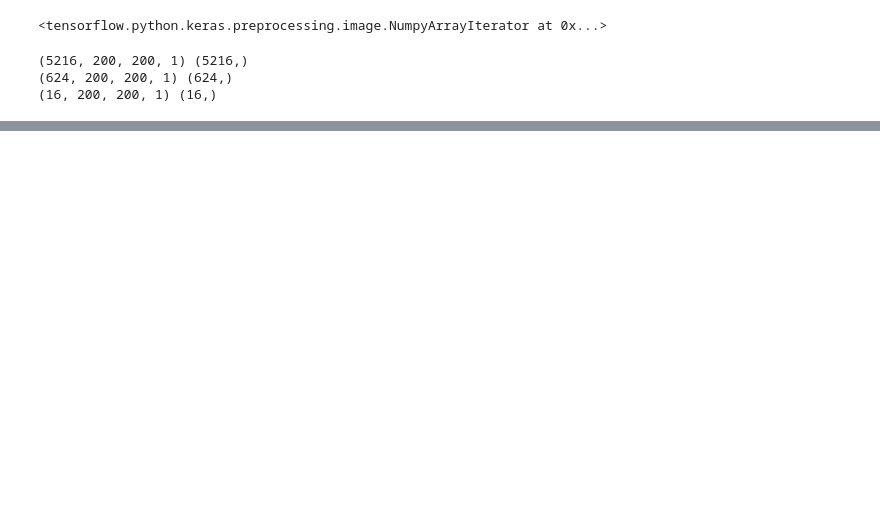
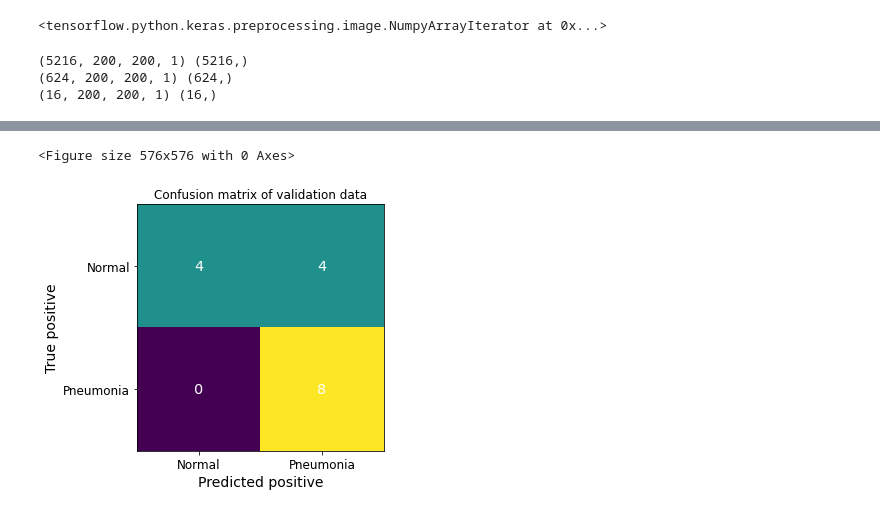
Before and after one commit to JiteshSindhare/pneumonia-detection-using-cnn-on-images, a Jupyter notebook: pneumonia.ipynb, the cells around one changed output, grey strips where cells are left out. Saved outputs shown, nothing was run; the diff lists cells and outputs as text; code cells hidden in the pictures; blank space fills up the shorter version.

Commit message:
some modifications in model and confusion matrix graph

```diff
--- a/pneumonia.ipynb
+++ b/pneumonia.ipynb
@@ -327,17 +335,20 @@ model = keras.models.Sequential([
     keras.layers.MaxPooling2D(pool_size=2),
     keras.layers.Flatten(),
     keras.layers.Dense(units=128, activation='relu'),
-    keras.layers.Dropout(0.8),
+    keras.layers.Dropout(0.3),
     keras.layers.Dense(units=64, activation='relu'),
-    keras.layers.Dropout(0.8),
-    keras.layers.Dense(units=2, activation='sigmoid'),
+    keras.layers.Dropout(0.3),
+    keras.layers.Dense(units=2, activation='softmax'),
 ])
 # %%
 nadamOptimizer=keras.optimizers.Nadam(
     learning_rate=0.0002, beta_1=0.9, beta_2=0.999, epsilon=1e-07, name="Nadam"
 )
+reduce_lr = keras.callbacks.ReduceLROnPlateau(monitor='val_loss', factor=0.2,
+                              patience=5, min_lr=0.00009)
+# model.fit(X_train, Y_train, callbacks=[reduce_lr])
 model.compile(loss="sparse_categorical_crossentropy", optimizer=nadamOptimizer, metrics=["accuracy"])
-# put activation of last layer to sigmoid
+# put activation of last layer to sigmoid/softmax
 # model.compile(loss="sparse_categorical_crossentropy", optimizer="nadam", metrics=["accuracy"])
 
 # try increasing learning rate now , see default learning rate of nadam and then increase it.
@@ -347,7 +358,7 @@ model.compile(loss="sparse_categorical_crossentropy", optimizer=nadamOptimizer,
 # history = model.fit(X_train_shuf, Y_train_shuf, epochs=7, validation_data=(X_valid_shuf, Y_valid_shuf))
 # this below one is best keep it if want to save and give.
 history = model.fit(datagen.flow(X_train_shuf, Y_train_shuf,batch_size=32, subset='training'), epochs=40,
-                    validation_data=datagen.flow(X_train_shuf, Y_train_shuf, subset='validation'))
+                    validation_data=datagen.flow(X_train_shuf, Y_train_shuf, subset='validation'),callbacks=[reduce_lr])
 
 score = model.evaluate(X_test_shuf, Y_test_shuf)
 # %% [output]
@@ -498,3 +498,27 @@ plt.show()
+# %%
+# import sns
+figure = plt.figure(figsize=(8, 8))
+# sns.heatmap(con_mat_df, annot=True,cmap=plt.cm.Blues)
+fig, ax = plt.subplots()
+# im = ax.imshow(con_mat_df)
+im = ax.imshow(matrix_valid)
+label=["Normal","Pneumonia"]
+ax.set_xticks(np.arange(len(classes)))
+ax.set_yticks(np.arange(len(classes)))
+ax.set_xticklabels(label)
+ax.set_yticklabels(label)
+for i in range(len(classes)):
+    for j in range(len(label)):
+        text = ax.text(j, i, matrix_valid[i][j],
+                       ha="center", va="center", color="w",size="x-large")
+plt.tight_layout()
+plt.title("Confusion matrix of validation data")
+plt.ylabel('True positive')
+plt.xlabel('Predicted positive')
+plt.show()
+# %% [output]
+<Figure size 576x576 with 0 Axes>
+[figure, added]
 # %%
 #grayscale- https://appdividend.com/2020/06/22/how-to-convert-pil-image-to-grayscale-in-python/#:~:text=To%20convert%20PIL%20Image%20to%20Grayscale%20in%20Python%2C%20use%20the,has%20an%20open()%20image.
 # resize image- https://auth0.com/blog/image-processing-in-python-with-pillow/
```
Also changed, not shown: parts of 35 cells of this notebook.
